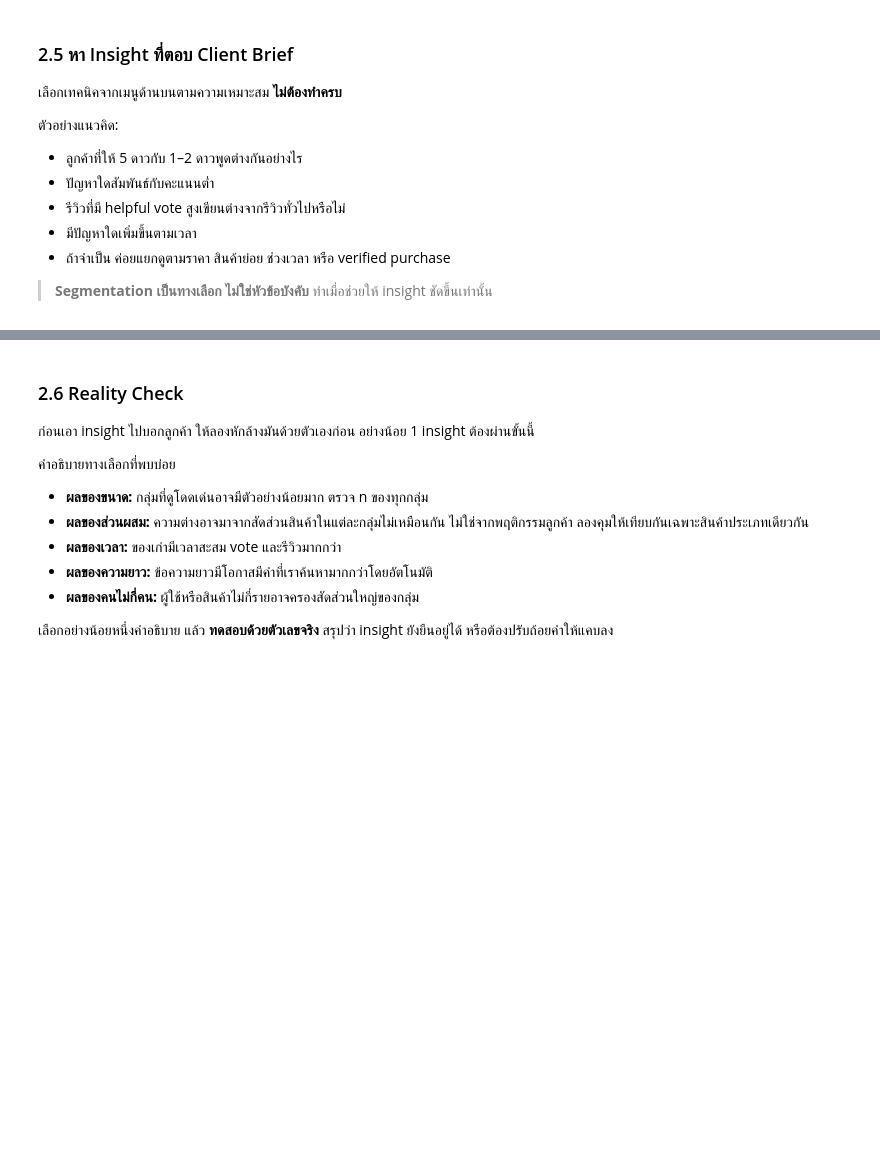
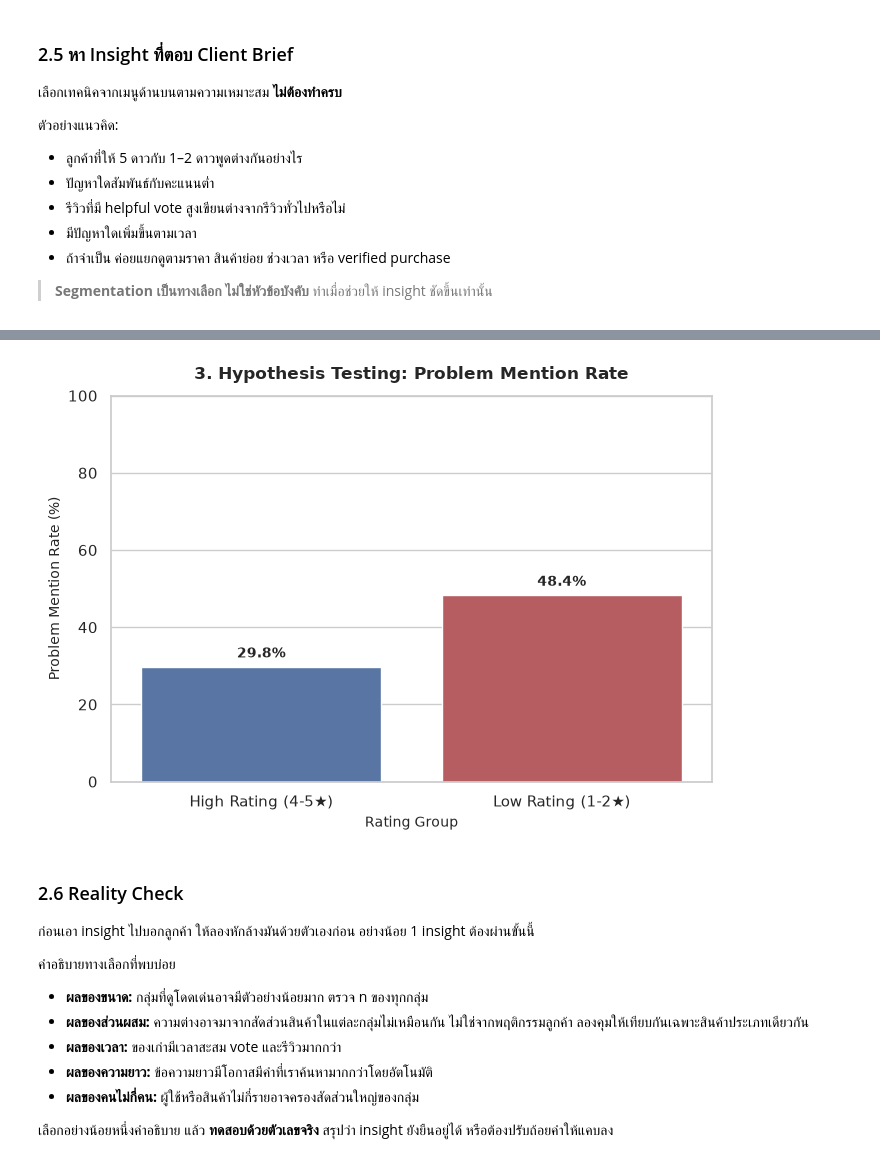
Before and after one commit to spannav/project_bigdata, a Jupyter notebook: Project1_Video_Games.ipynb, the cells around one changed output, grey strips where cells are left out. Saved outputs shown, nothing was run; the diff lists cells and outputs as text; code cells hidden in the pictures; blank space fills up the shorter version.

```diff
--- a/Project1_Video_Games.ipynb
+++ b/Project1_Video_Games.ipynb
@@ -946,3 +1085,58 @@ for aspect, count in high_aspects.most_common(3):
+# %%
+import matplotlib.pyplot as plt
+import pandas as pd
+import seaborn as sns
+
+# 1. สร้าง/นิยามตัวแปร df_hypothesis จากข้อมูลที่มีอยู่
+df_hypothesis = pd.DataFrame({
+    'rating_group': ['High Rating (4-5★)', 'Low Rating (1-2★)'],
+    'total_reviews': [15950, 2532],
+    'problem_mention_count': [4756, 1225],
+    'problem_mention_rate': [29.82, 48.38],
+})
+
+# 2. กำหนดสี (High Rating = ฟ้า/น้ำเงิน, Low Rating = แดง)
+palette_colors = {
+    'High Rating (4-5★)': '#4C72B0',
+    'Low Rating (1-2★)': '#C44E52',
+}
+
+plt.figure(figsize=(7, 5))
+ax3 = sns.barplot(
+    data=df_hypothesis,
+    x='rating_group',
+    y='problem_mention_rate',
+    palette=palette_colors,
+    hue='rating_group',  # เพิ่มเพื่อป้องกัน warning เรื่อง palette ใน Seaborn เวอร์ชันใหม่
+    legend=False,
+)
+
+# 3. แสดงตัวเลขเปอร์เซ็นต์บนปลายแท่งกราฟ
+for p in ax3.patches:
+    height = p.get_height()
+    if height > 0:
+        ax3.annotate(
+            f'{height:.1f}%',
+            (p.get_x() + p.get_width() / 2.0, height + 1.5),
+            ha='center',
+            va='bottom',
+            fontsize=10,
+            fontweight='bold',
+        )
+
+plt.title(
+    '3. Hypothesis Testing: Problem Mention Rate',
+    fontsize=12,
+    fontweight='bold',
+    pad=12,
+)
+plt.xlabel('Rating Group', fontsize=10)
+plt.ylabel('Problem Mention Rate (%)', fontsize=10)
+plt.ylim(0, 100)
+plt.tight_layout()
+plt.show()
+# %% [output]
+[figure, added]
 # %% [markdown]
 ### 2.6 Reality Check
 
```
Also changed, not shown: parts of 17 cells of this notebook.
